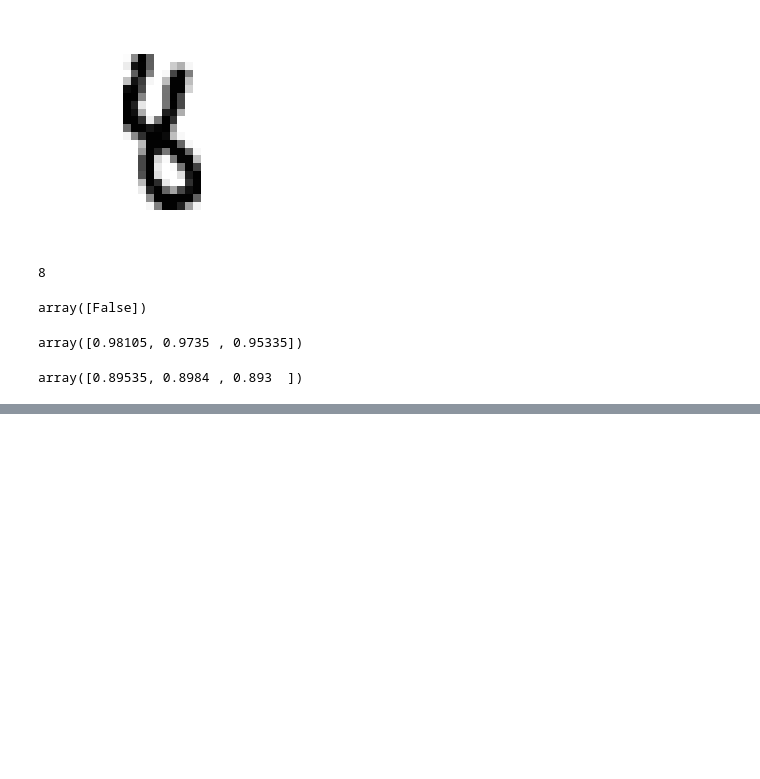
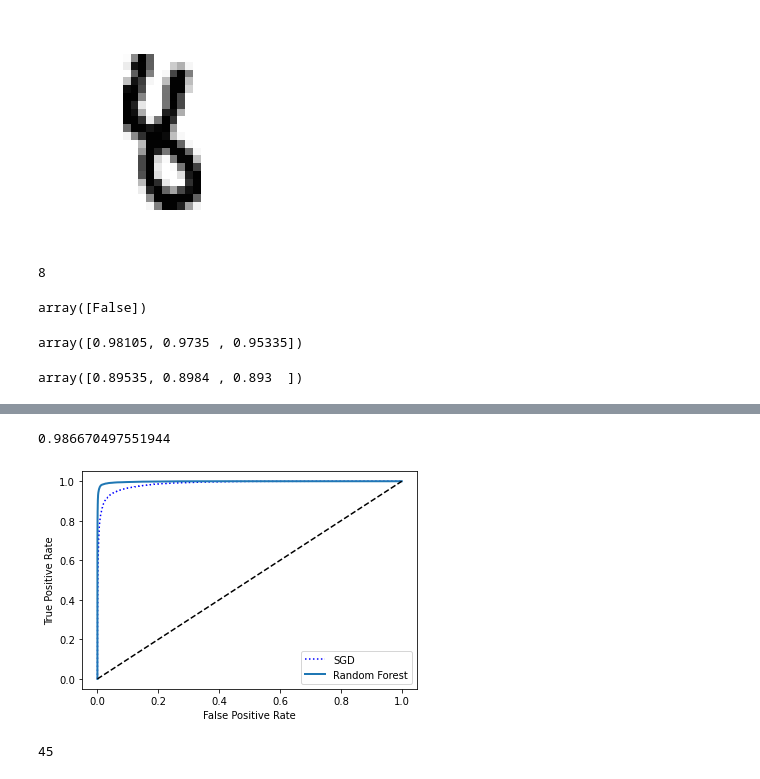
Before and after one commit to vedkhatri/Machine_Learning_Notes_and_Codes, a Jupyter notebook: Part 1/Second_tutorial_Machine_Learning.ipynb, the cells around one changed output, grey strips where cells are left out. Saved outputs shown, nothing was run; the diff lists cells and outputs as text; code cells hidden in the pictures; blank space fills up the shorter version.

```diff
--- a/Part 1/Second_tutorial_Machine_Learning.ipynb
+++ b/Part 1/Second_tutorial_Machine_Learning.ipynb
@@ -124,0 +205,36 @@ NameError: name 'y_train_7' is not defined
+# %%
+# To compare classifiers, area under curve (AUC) could be calculated. A perfect classifier will
+# have a ROC AUC of 1, whereas a purely random classifier will have a ROC AUC of 0.5.
+
+from sklearn.metrics import roc_auc_score
+roc_auc_score(y_train_7, y_scores)
+# %% [output]
+0.986670497551944
+# %%
+# Using random forest method to check the ROC AUC in comparison to SGD,
+from sklearn.ensemble import RandomForestClassifier
+forest_clf = RandomForestClassifier(random_state = 42)
+y_probas_forest = cross_val_predict(forest_clf, X_train, y_train_7, cv = 3,
+                                 method = "predict_proba") # As there is no decision_function in
+                                                           # Random Forest Classifier
+y_scores_forest = y_probas_forest[:,1] # score = proba of positive class
+fpr_forest, tpr_forest, thresholds_forest = roc_curve(y_train_7, y_scores_forest)
+
+# Plotting the graphs,
+plt.plot(fpr, tpr, "b:", label = "SGD")
+plot_roc_curve(fpr_forest, tpr_forest, "Random Forest")
+plt.legend(loc = "lower right")
+plt.grid()
+plt.show()
+# %% [output]
+[figure, added]
+# %%
+# MULTICLASS OR MULTINOMIAL CLASSIFIERS
+
+from sklearn.multiclass import OneVsOneClassifier
+ovo_clf = OneVsOneClassifier(SGDClassifier(random_state = 42))
+ovo_clf.fit(X_train, y_train)
+ovo_clf.predict([some_digit])
+len(ovo_clf.estimators_)
+# %% [output]
+45
```
Also changed, not shown: parts of 15 cells of this notebook.
